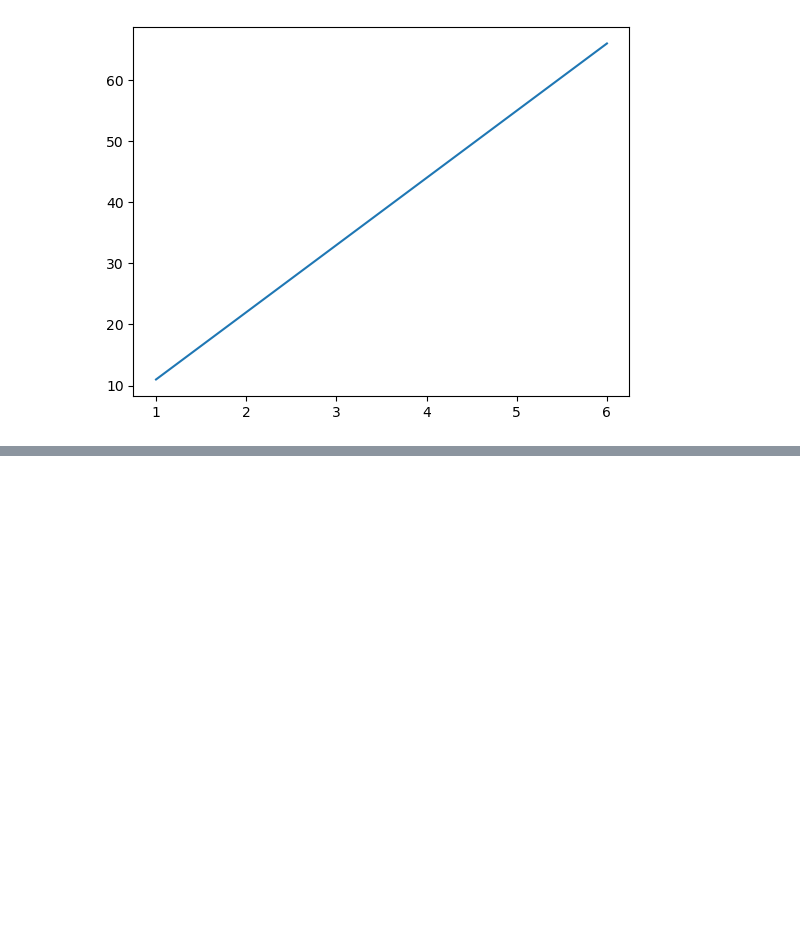
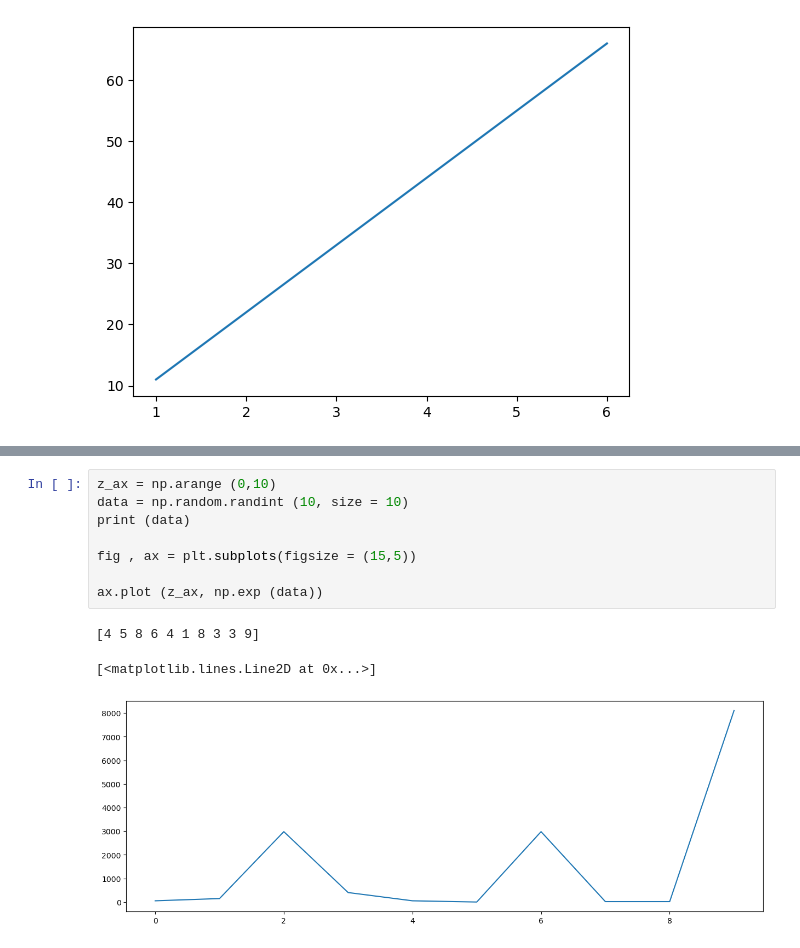
Before and after one commit to safeer-maker/Zero-to-Mastery-in-Machine-Learning, a Jupyter notebook: Matplotlib working.ipynb, the cells around one changed output, grey strips where cells are left out. Saved outputs shown, nothing was run; the diff lists cells and outputs as text; blank space fills up the shorter version.

```diff
--- a/Matplotlib working.ipynb
+++ b/Matplotlib working.ipynb
@@ -59,0 +82,12 @@ ax.plot(arr[0],arr[1]//2,   '.');
+# %%
+z_ax = np.arange (0,10)
+data = np.random.randint (10, size = 10)
+print (data)
+
+fig , ax = plt.subplots(figsize = (15,5))
+
+ax.plot (z_ax, np.exp (data))
+# %% [output]
+[4 5 8 6 4 1 8 3 3 9]
+[<matplotlib.lines.Line2D at 0x...>]
+[figure, added]
```
Also changed, not shown: parts of 10 cells of this notebook, 1 other file.
